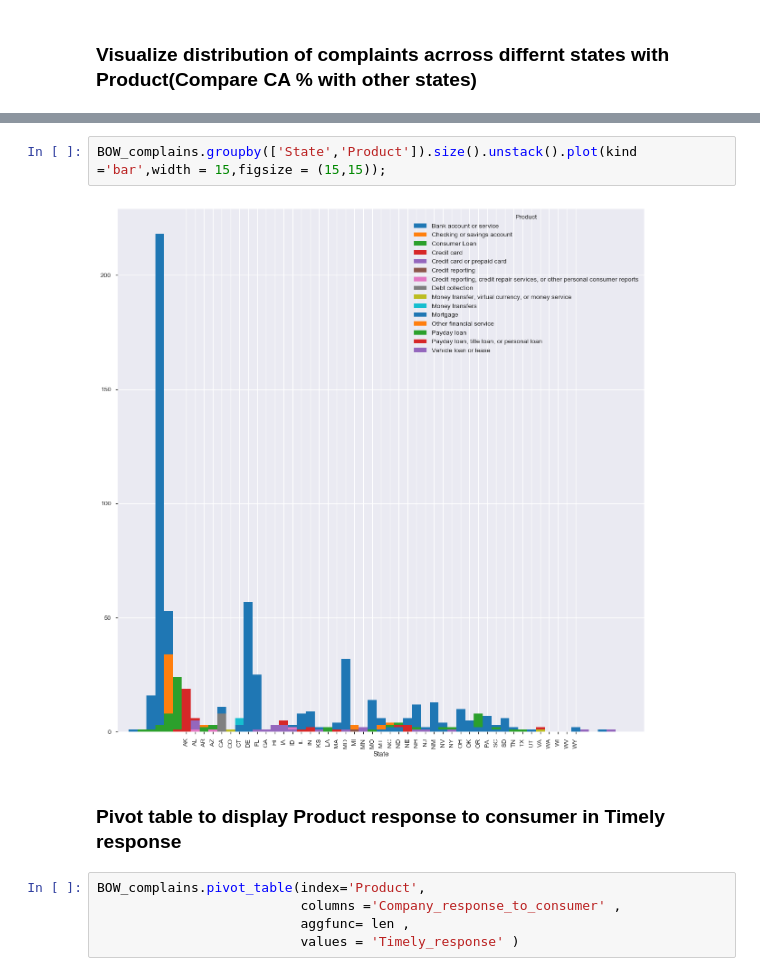
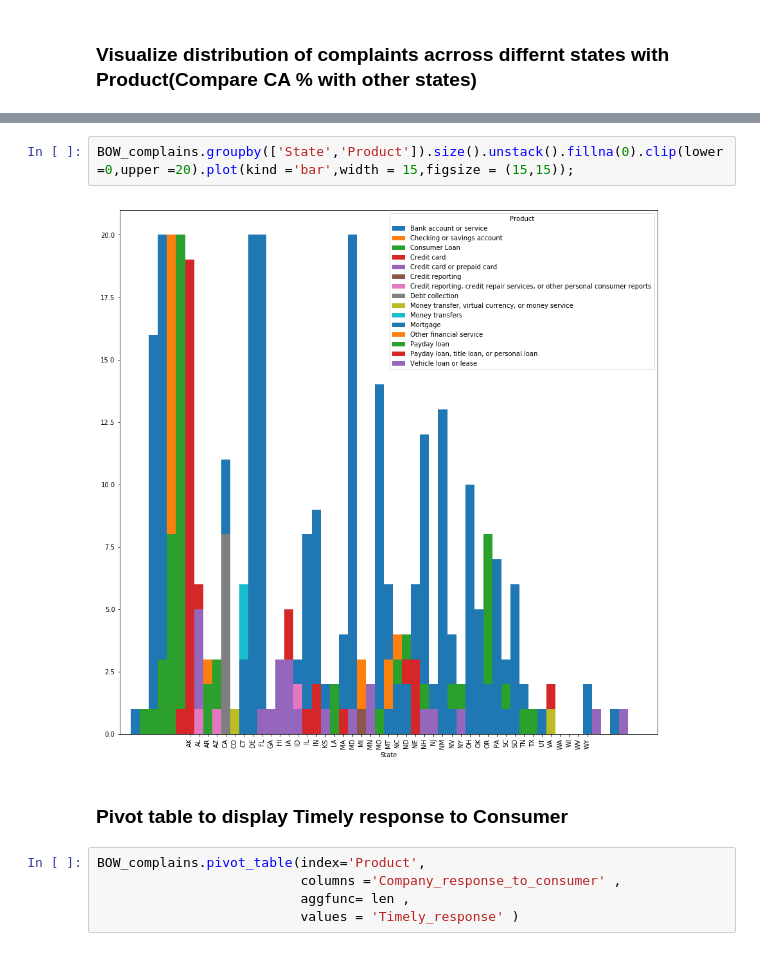
Before and after one commit to Preethikoneti/Final_Project, a Jupyter notebook: CFPB_Final_Project.ipynb, the cells around one changed output, grey strips where cells are left out. Saved outputs shown, nothing was run; the diff lists cells and outputs as text.

```diff
--- a/CFPB_Final_Project.ipynb
+++ b/CFPB_Final_Project.ipynb
@@ -414,9 +441,9 @@ Name: State, dtype: int64
 # %%
-BOW_complains.groupby(['State','Product']).size().unstack().plot(kind ='bar',width = 15,figsize = (15,15));
+BOW_complains.groupby(['State','Product']).size().unstack().fillna(0).clip(lower =0,upper =20).plot(kind ='bar',width = 15,figsize = (15,15));
 # %% [output]
-[figure, old version]
+[figure, new version]
 # %% [markdown]
-### Pivot table to display Product response to consumer in Timely response
+### Pivot table to display Timely response to Consumer
 # %%
 BOW_complains.pivot_table(index='Product',
                           columns ='Company_response_to_consumer' ,
```
Also changed, not shown: parts of 78 cells of this notebook.
